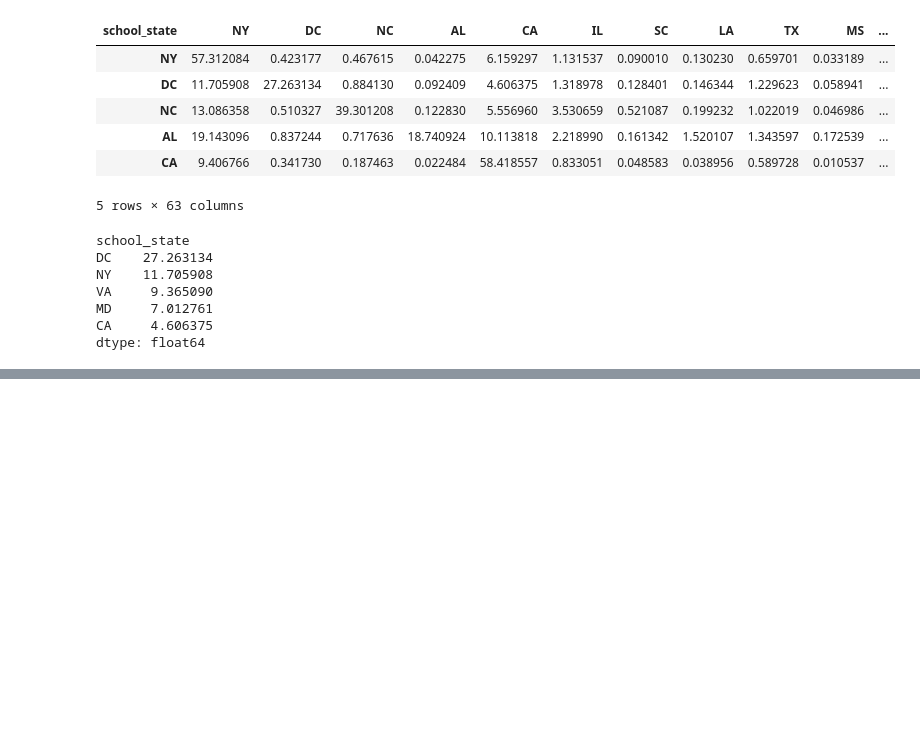
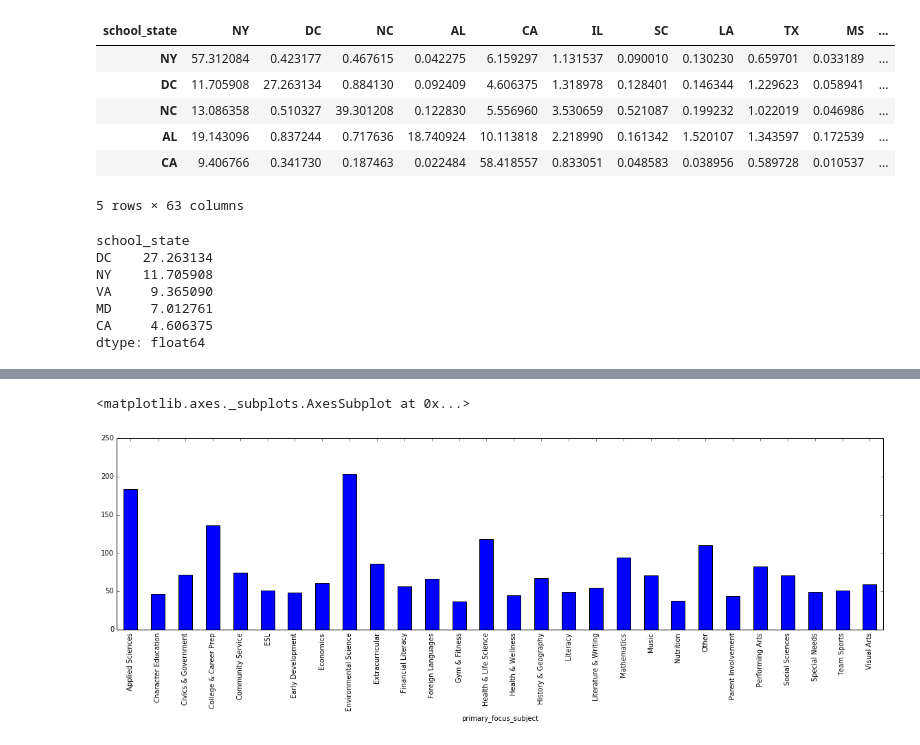
Before and after one commit to Naveed1842/data-science-intensive-2, a Jupyter notebook: Donor-Choose-Project/Projects_Donations_DataExploration.ipynb, the cells around one changed output, grey strips where cells are left out. Drawn from its saved outputs; the diff is of its cells as text; code cells hidden in the pictures; blank space fills up the shorter version.

```diff
--- a/Donor-Choose-Project/Projects_Donations_DataExploration.ipynb
+++ b/Donor-Choose-Project/Projects_Donations_DataExploration.ipynb
@@ -83,0 +130,7 @@ dtype: float64
+# %%
+a = pds[pds.donor_category == 'donor_teacher_project']
+#a = a[(100 * a.donation_total / a.total_donations) > 33]
+a.groupby(by='primary_focus_subject')['donation_total'].mean().plot(kind='bar',figsize=(20,5))
+# %% [output]
+<matplotlib.axes._subplots.AxesSubplot at 0x...>
+[figure, added]
```
Also changed, not shown: parts of 5 cells of this notebook.
